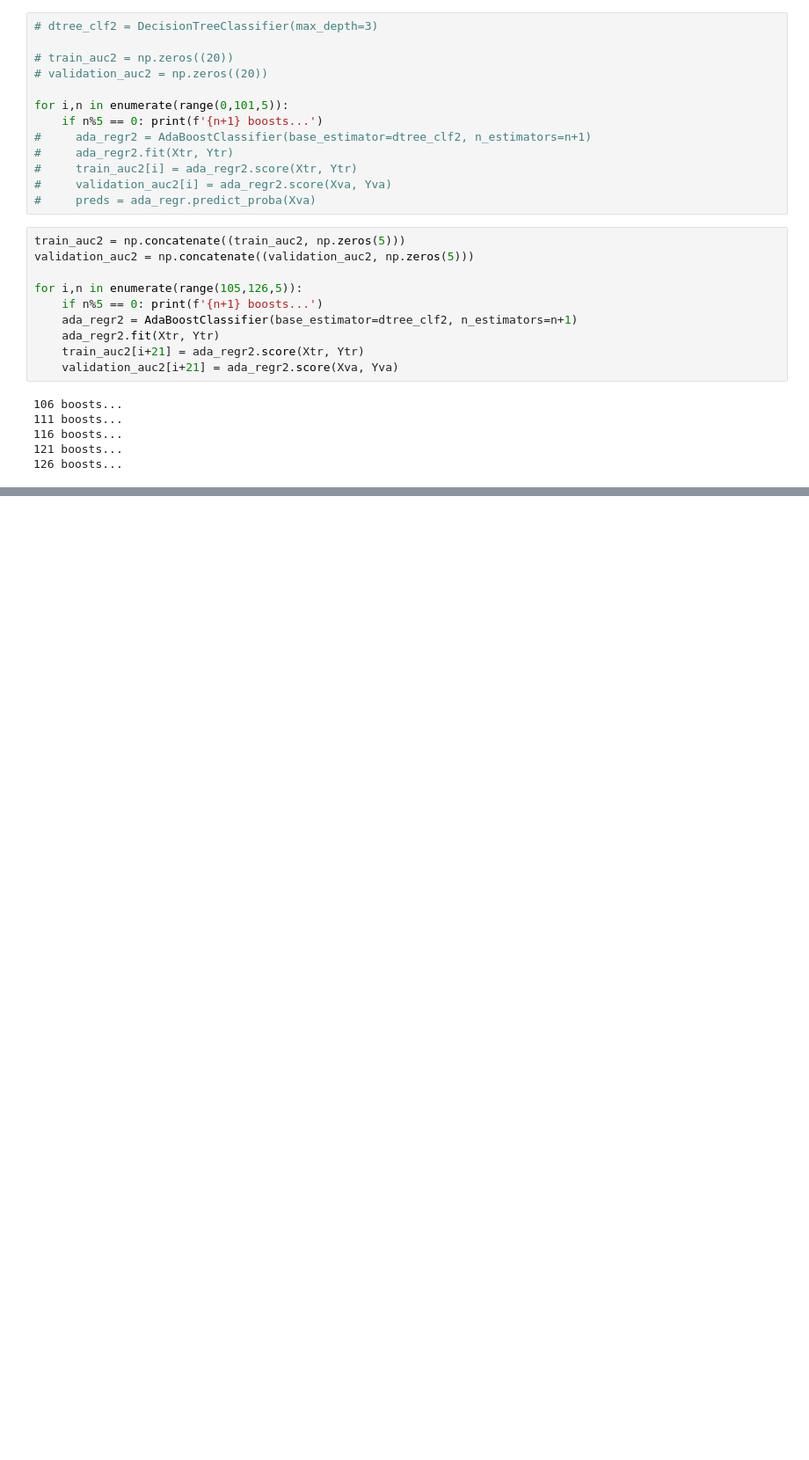
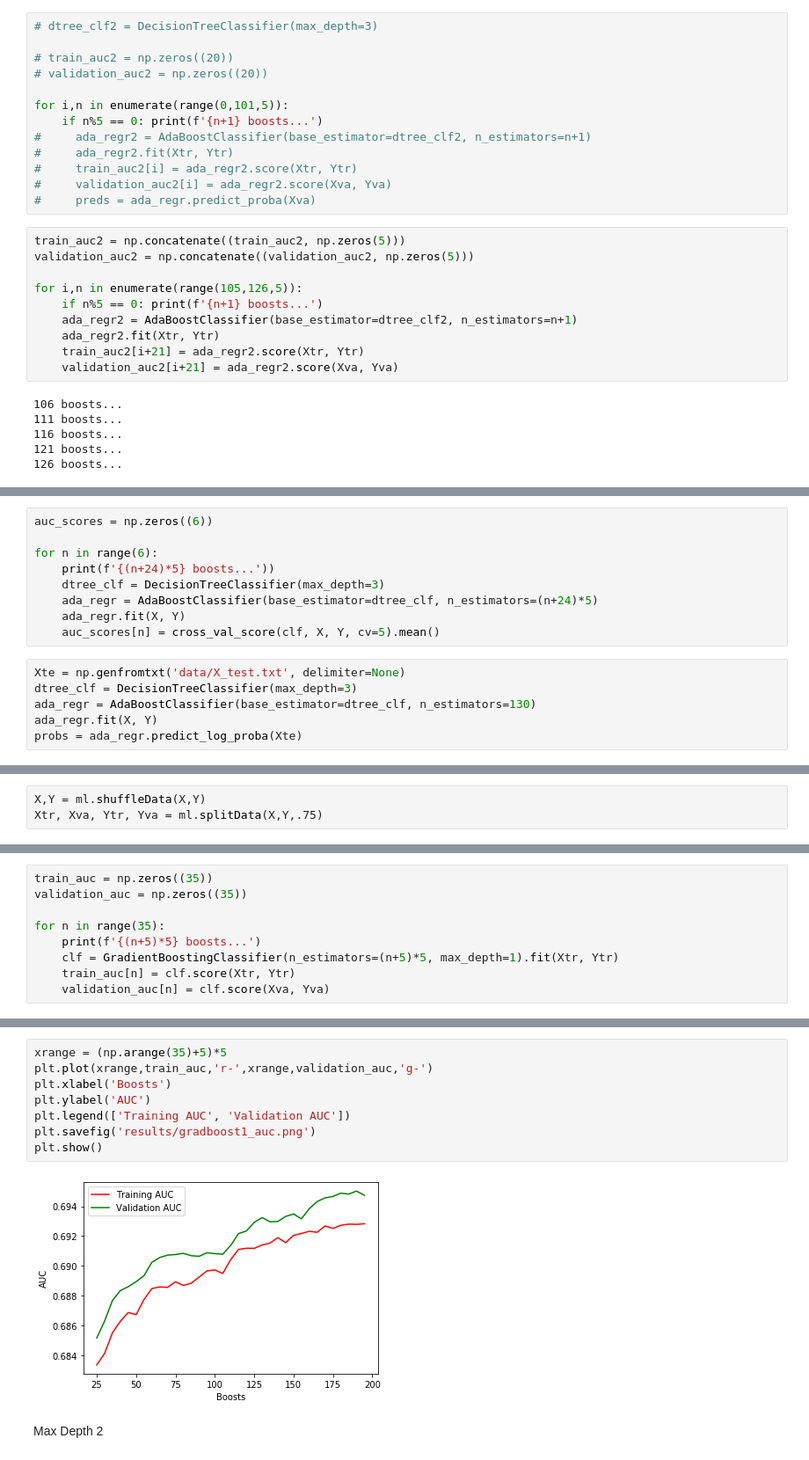
Before and after one commit to nluong1021/cs178-ML, a Jupyter notebook: Boosted Tree.ipynb, the cells around one changed output, grey strips where cells are left out. Shown: that part at 88% size. Cells and saved outputs as stored; diff of their text form; blank space fills up the shorter version.

Commit message:
added Gradient Boost to DTree Boosting

```diff
--- a/Boosted Tree.ipynb
+++ b/Boosted Tree.ipynb
@@ -253,0 +319,15 @@ plt.show()
+# %%
+auc_scores = np.zeros((6))
+
+for n in range(6):
+    print(f'{(n+24)*5} boosts...'))
+    dtree_clf = DecisionTreeClassifier(max_depth=3)
+    ada_regr = AdaBoostClassifier(base_estimator=dtree_clf, n_estimators=(n+24)*5)
+    ada_regr.fit(X, Y)
+    auc_scores[n] = cross_val_score(clf, X, Y, cv=5).mean()
+# %%
+Xte = np.genfromtxt('data/X_test.txt', delimiter=None)
+dtree_clf = DecisionTreeClassifier(max_depth=3)
+ada_regr = AdaBoostClassifier(base_estimator=dtree_clf, n_estimators=130)
+ada_regr.fit(X, Y)
+probs = ada_regr.predict_log_proba(Xte)
@@ -253,0 +362,3 @@ plt.show()
+# %%
+X,Y = ml.shuffleData(X,Y)
+Xtr, Xva, Ytr, Yva = ml.splitData(X,Y,.75)
@@ -253,0 +367,9 @@ plt.show()
+# %%
+train_auc = np.zeros((35))
+validation_auc = np.zeros((35))
+
+for n in range(35):
+    print(f'{(n+5)*5} boosts...')
+    clf = GradientBoostingClassifier(n_estimators=(n+5)*5, max_depth=1).fit(Xtr, Ytr)
+    train_auc[n] = clf.score(Xtr, Ytr)
+    validation_auc[n] = clf.score(Xva, Yva)
@@ -253,0 +394,12 @@ plt.show()
+# %%
+xrange = (np.arange(35)+5)*5
+plt.plot(xrange,train_auc,'r-',xrange,validation_auc,'g-')
+plt.xlabel('Boosts')
+plt.ylabel('AUC')
+plt.legend(['Training AUC', 'Validation AUC'])
+plt.savefig('results/gradboost1_auc.png')
+plt.show()
+# %% [output]
+[figure, added]
+# %% [markdown]
+Max Depth 2
```
Also changed, not shown: parts of 26 cells of this notebook.
